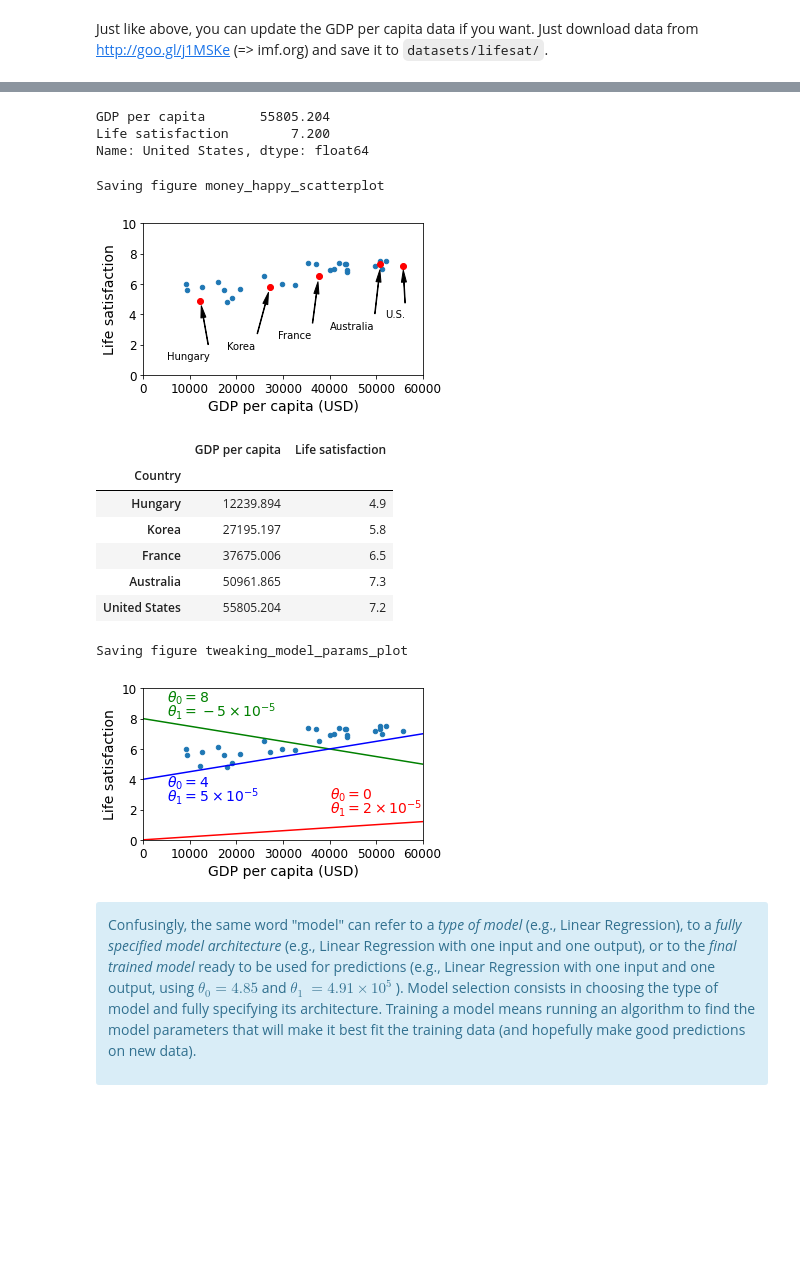
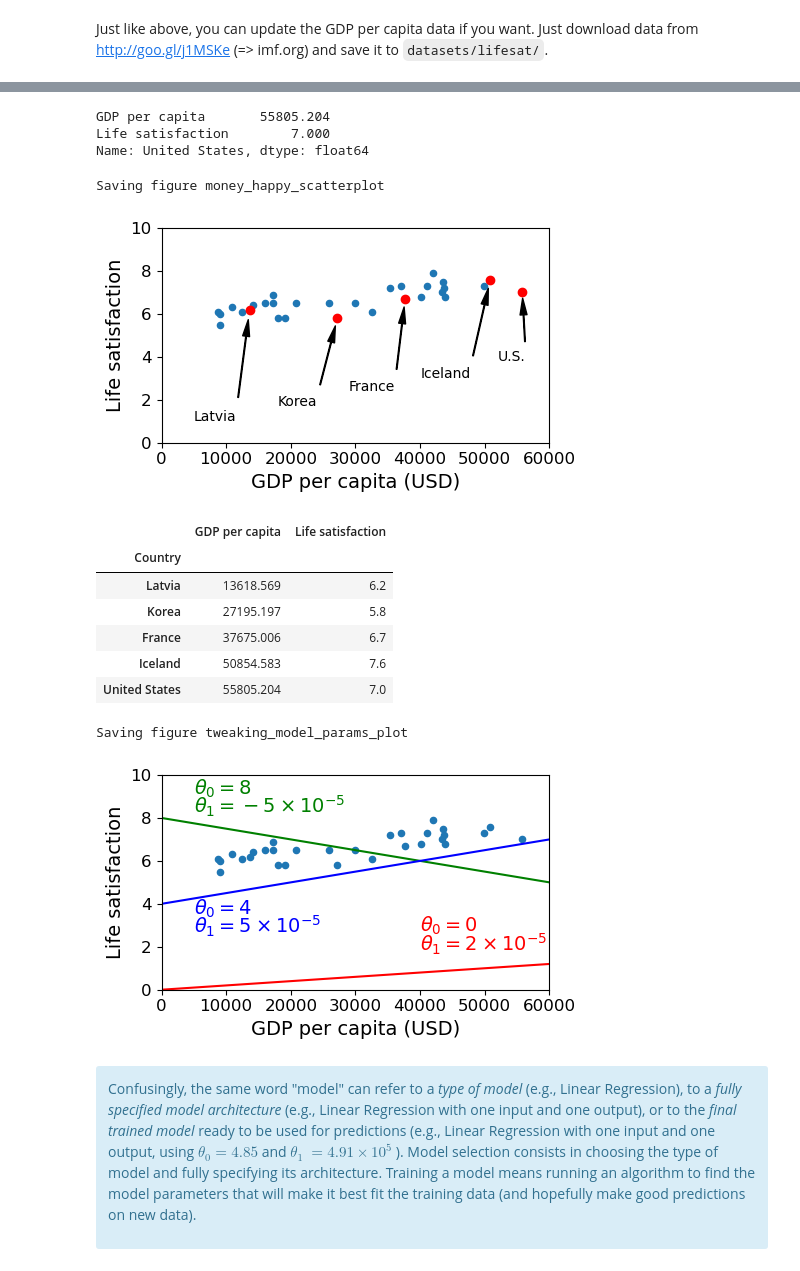
Before and after one commit to couzhei/ai-journey, a Jupyter notebook: classical-ml/01_the_machine_learning_landscape.ipynb, the cells around one changed output, grey strips where cells are left out. Drawn from its saved outputs; the diff is of its cells as text; code cells hidden in the pictures; blank space fills up the shorter version.

```diff
--- a/classical-ml/01_the_machine_learning_landscape.ipynb
+++ b/classical-ml/01_the_machine_learning_landscape.ipynb
@@ -220,6 +234,5 @@ np.random.seed(42)
 # %%
-import os
-datapath = os.path.join("datasets", "lifesat", "")
+datapath = os.path.join("datasets", "")
 # %%
 # To plot pretty figures directly within Jupyter
 %matplotlib inline
@@ -293,7 +306,7 @@ import pandas as pd
 import numpy as np
 import matplotlib.pyplot as plt
 
-oecd_bli = pd.read_csv(datapath + "oecd_bli_2015.csv", thousands=',')
+oecd_bli = pd.read_csv(datapath + "BLI_05072023121538730.csv", thousands=',')
 oecd_bli = oecd_bli[oecd_bli["INEQUALITY"]=="TOT"]
 oecd_bli = oecd_bli.pivot(index="Country", columns="Indicator", values="Value")
 oecd_bli.head(2)
@@ -358,34 +369,34 @@ full_country_stats
 full_country_stats[["GDP per capita", 'Life satisfaction']].loc["United States"]
 # %% [output]
 GDP per capita       55805.204
-Life satisfaction        7.200
+Life satisfaction        7.000
 Name: United States, dtype: float64
 # %%
 remove_indices = [0, 1, 6, 8, 33, 34, 35]
-keep_indices = list(set(range(36)) - set(remove_indices))
+keep_indices = list(set(range(40)) - set(remove_indices))
 
 sample_data = full_country_stats[["GDP per capita", 'Life satisfaction']].iloc[keep_indices]
 missing_data = full_country_stats[["GDP per capita", 'Life satisfaction']].iloc[remove_indices]
 # %%
 sample_data.plot(kind='scatter', x="GDP per capita", y='Life satisfaction', figsize=(5,3))
 plt.axis([0, 60000, 0, 10])
 position_text = {
-    "Hungary": (5000, 1),
+    "Latvia": (5000, 1),
     "Korea": (18000, 1.7),
     "France": (29000, 2.4),
-    "Australia": (40000, 3.0),
+    "Iceland": (40000, 3.0),
     "United States": (52000, 3.8),
 }
 for country, pos_text in position_text.items():
     pos_data_x, pos_data_y = sample_data.loc[country]
     country = "U.S." if country == "United States" else country
     plt.annotate(country, xy=(pos_data_x, pos_data_y), xytext=pos_text,
             arrowprops=dict(facecolor='black', width=0.5, shrink=0.1, headwidth=5))
     plt.plot(pos_data_x, pos_data_y, "ro")
 plt.xlabel("GDP per capita (USD)")
 save_fig('money_happy_scatterplot')
 plt.show()
 # %% [output]
 Saving figure money_happy_scatterplot
-[figure, old version]
+[figure, new version]
 # %%
@@ -395,11 +406,11 @@ sample_data.loc[list(position_text.keys())]
 # %% [output]
 |  | GDP per capita | Life satisfaction |
 | Country |  |  |
-| Hungary | 12239.894 | 4.9 |
+| Latvia | 13618.569 | 6.2 |
 | Korea | 27195.197 | 5.8 |
-| France | 37675.006 | 6.5 |
-| Australia | 50961.865 | 7.3 |
-| United States | 55805.204 | 7.2 |
+| France | 37675.006 | 6.7 |
+| Iceland | 50854.583 | 7.6 |
+| United States | 55805.204 | 7.0 |
 # %%
 import numpy as np
 
@@ -420,7 +431,7 @@ save_fig('tweaking_model_params_plot')
 plt.show()
 # %% [output]
 Saving figure tweaking_model_params_plot
-[figure, old version]
+[figure, new version]
 # %% [markdown]
 <div class="alert alert-info">
 
```
Also changed, not shown: parts of 19 cells of this notebook, 7 other files.
